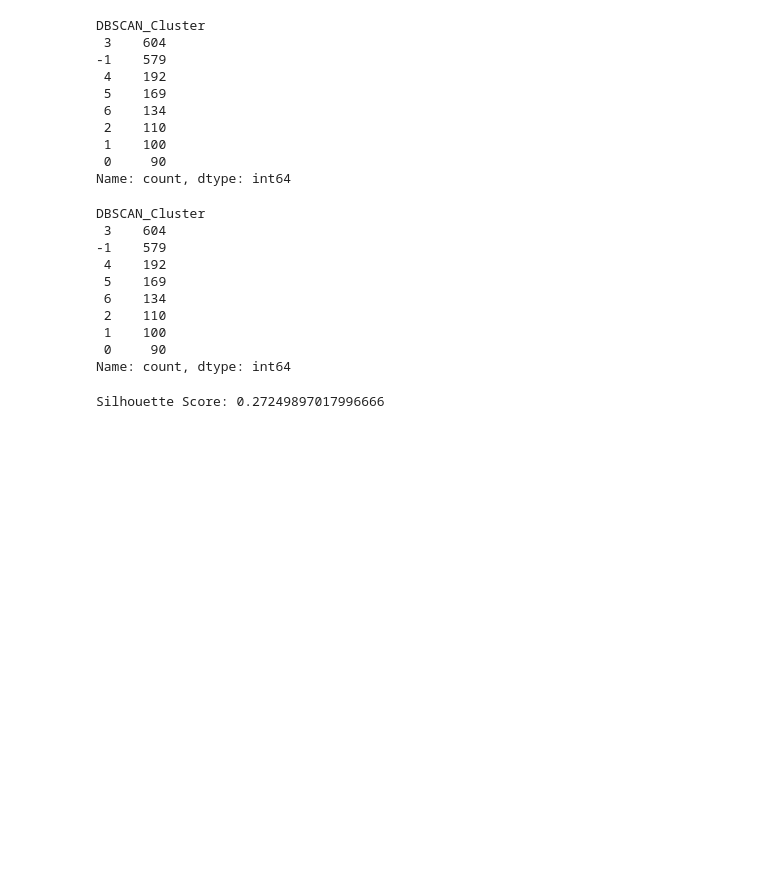
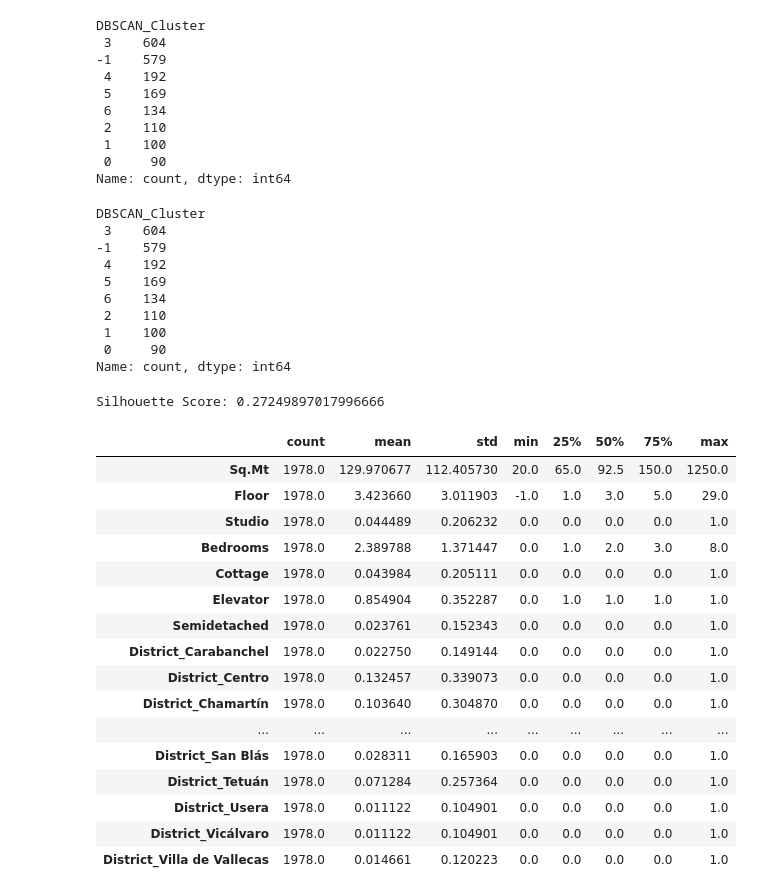
Before and after one commit to JJR9903/IE-MBDS-ML-1-group-project, a Jupyter notebook: notebooks/Group project.ipynb, the cells around one changed output. Cells and saved outputs as stored; diff of their text form; code cells hidden in the pictures; blank space fills up the shorter version.

```diff
--- a/notebooks/Group project.ipynb
+++ b/notebooks/Group project.ipynb
@@ -947,3 +947,23 @@ sil_score = silhouette_score(X_scaled, clusters)
 print("Silhouette Score:", sil_score)
 # %% [output]
 Silhouette Score: 0.27249897017996666
+# %%
+df[features].describe().T
+# %% [output]
+|  | count | mean | std | min | 25% | 50% | 75% | max |
+| Sq.Mt | 1978.0 | 129.970677 | 112.405730 | 20.0 | 65.0 | 92.5 | 150.0 | 1250.0 |
+| Floor | 1978.0 | 3.423660 | 3.011903 | -1.0 | 1.0 | 3.0 | 5.0 | 29.0 |
+| Studio | 1978.0 | 0.044489 | 0.206232 | 0.0 | 0.0 | 0.0 | 0.0 | 1.0 |
+| Bedrooms | 1978.0 | 2.389788 | 1.371447 | 0.0 | 1.0 | 2.0 | 3.0 | 8.0 |
+| Cottage | 1978.0 | 0.043984 | 0.205111 | 0.0 | 0.0 | 0.0 | 0.0 | 1.0 |
+| Elevator | 1978.0 | 0.854904 | 0.352287 | 0.0 | 1.0 | 1.0 | 1.0 | 1.0 |
+| Semidetached | 1978.0 | 0.023761 | 0.152343 | 0.0 | 0.0 | 0.0 | 0.0 | 1.0 |
+| District_Carabanchel | 1978.0 | 0.022750 | 0.149144 | 0.0 | 0.0 | 0.0 | 0.0 | 1.0 |
+| District_Centro | 1978.0 | 0.132457 | 0.339073 | 0.0 | 0.0 | 0.0 | 0.0 | 1.0 |
+| District_Chamartín | 1978.0 | 0.103640 | 0.304870 | 0.0 | 0.0 | 0.0 | 0.0 | 1.0 |
+| ... | ... | ... | ... | ... | ... | ... | ... | ... |
+| District_San Blás | 1978.0 | 0.028311 | 0.165903 | 0.0 | 0.0 | 0.0 | 0.0 | 1.0 |
+| District_Tetuán | 1978.0 | 0.071284 | 0.257364 | 0.0 | 0.0 | 0.0 | 0.0 | 1.0 |
+| District_Usera | 1978.0 | 0.011122 | 0.104901 | 0.0 | 0.0 | 0.0 | 0.0 | 1.0 |
+| District_Vicálvaro | 1978.0 | 0.011122 | 0.104901 | 0.0 | 0.0 | 0.0 | 0.0 | 1.0 |
+| District_Villa de Vallecas | 1978.0 | 0.014661 | 0.120223 | 0.0 | 0.0 | 0.0 | 0.0 | 1.0 |
```
Also changed, not shown: parts of 8 cells of this notebook.
